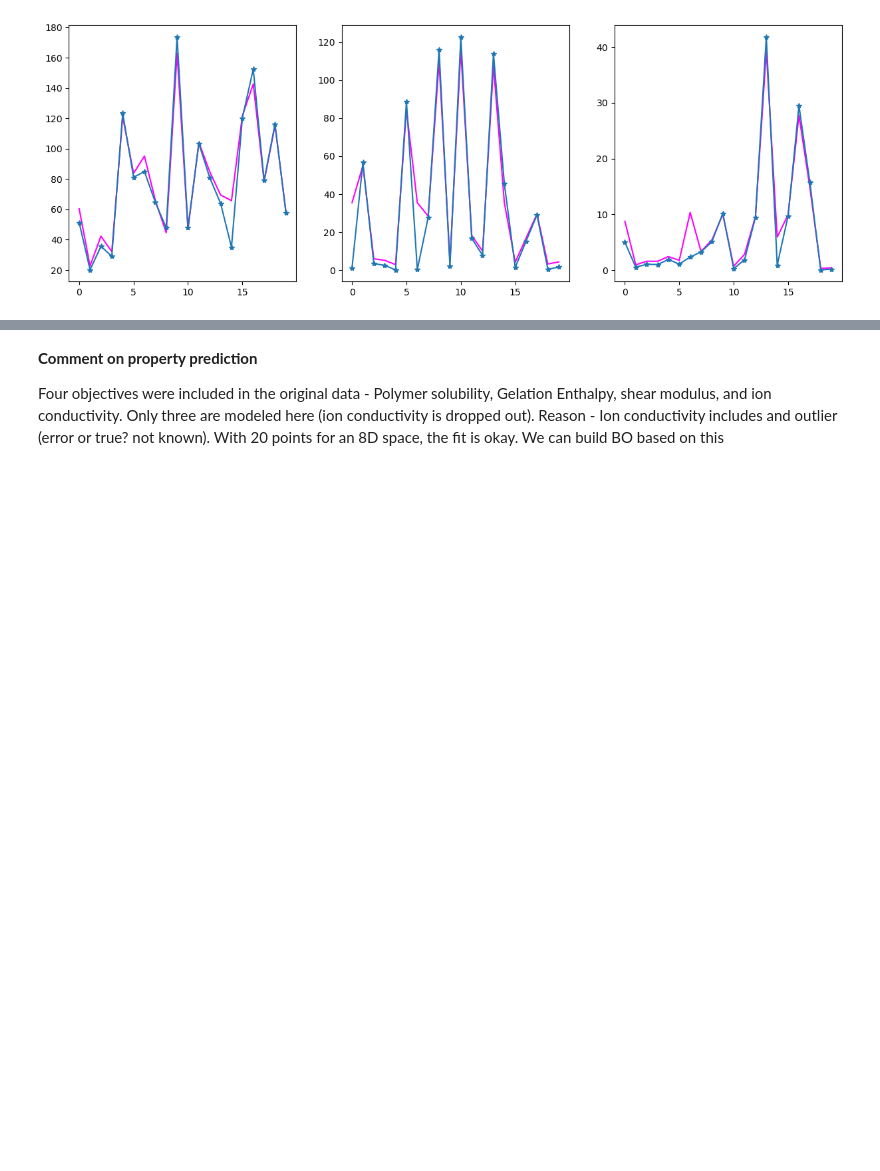
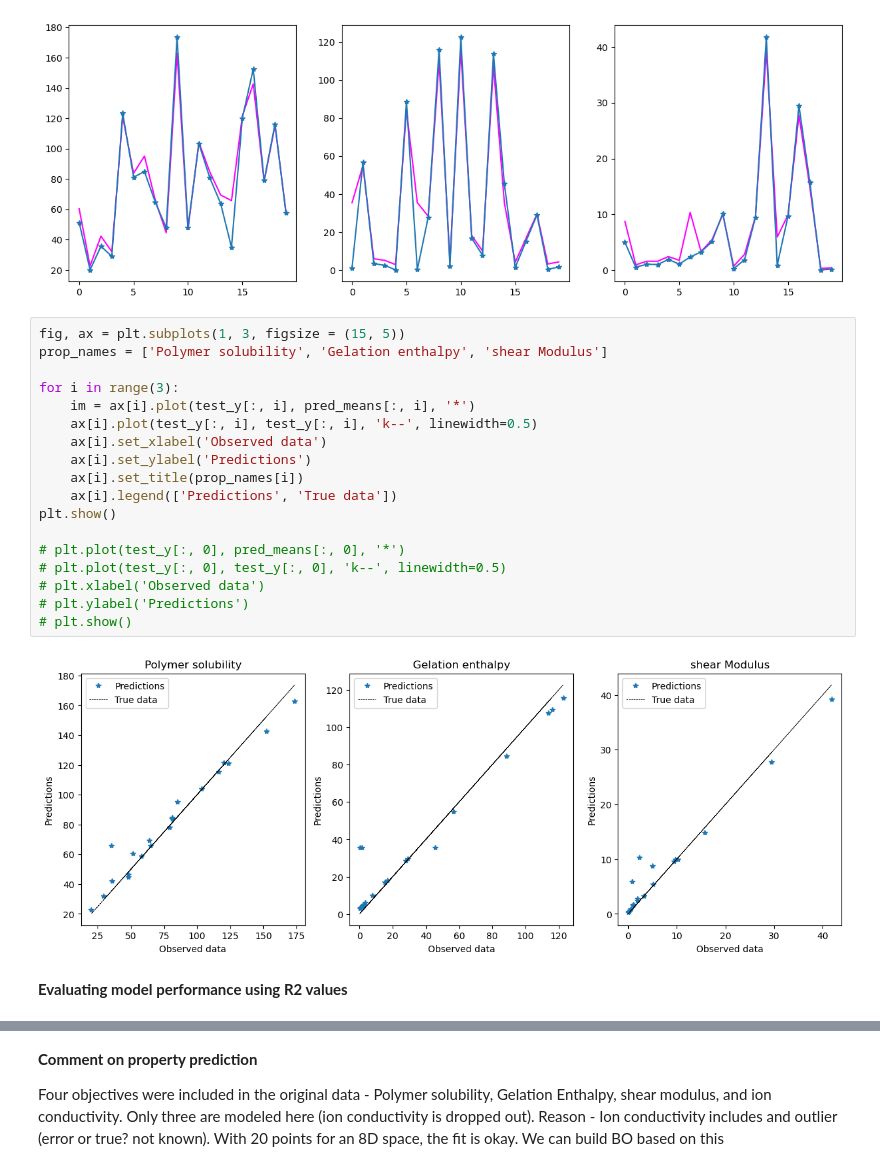
Before and after one commit to gourav-k/sprayable-hydrogels, a Jupyter notebook: gp-separate-models/predict_singelTask.ipynb, the cells around one changed output, grey strips where cells are left out. Saved outputs shown, nothing was run; the diff lists cells and outputs as text; blank space fills up the shorter version.

Commit message:
visualization of regression results

```diff
--- a/gp-separate-models/predict_singelTask.ipynb
+++ b/gp-separate-models/predict_singelTask.ipynb
@@ -130,3 +146,25 @@ for i in range(3):
 plt.show()
 # %% [output]
 [figure]
+# %%
+fig, ax = plt.subplots(1, 3, figsize = (15, 5))
+prop_names = ['Polymer solubility', 'Gelation enthalpy', 'shear Modulus']
+
+for i in range(3):
+    im = ax[i].plot(test_y[:, i], pred_means[:, i], '*')
+    ax[i].plot(test_y[:, i], test_y[:, i], 'k--', linewidth=0.5)
+    ax[i].set_xlabel('Observed data')
+    ax[i].set_ylabel('Predictions')
+    ax[i].set_title(prop_names[i])
+    ax[i].legend(['Predictions', 'True data'])
+plt.show()
+
+# plt.plot(test_y[:, 0], pred_means[:, 0], '*')
+# plt.plot(test_y[:, 0], test_y[:, 0], 'k--', linewidth=0.5)
+# plt.xlabel('Observed data')
+# plt.ylabel('Predictions')
+# plt.show()
+# %% [output]
+[figure, added]
+# %% [markdown]
+**Evaluating model performance using R2 values**
```
Also changed, not shown: parts of 4 cells of this notebook.
